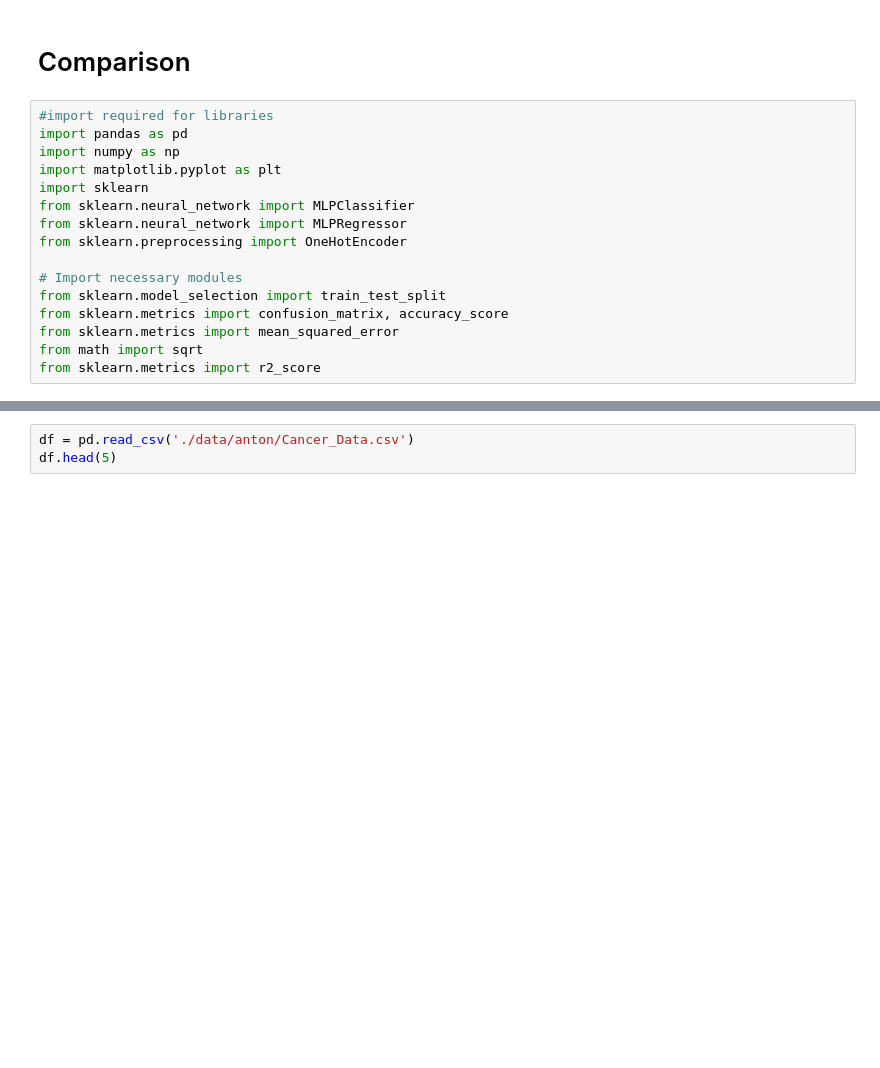
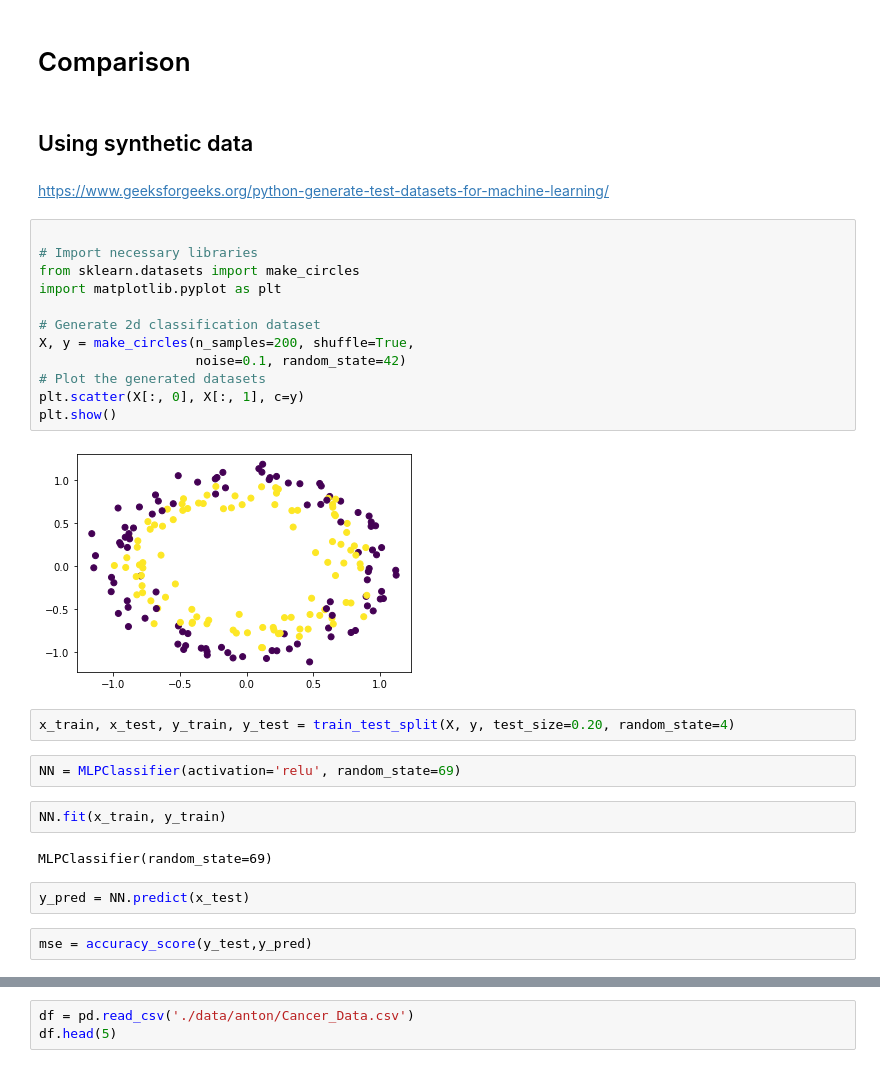
Before and after one commit to lucavella/SFML-project, a Jupyter notebook: anton_project.ipynb, the cells around one changed output, grey strips where cells are left out. Drawn from its saved outputs; the diff is of its cells as text; blank space fills up the shorter version.

```diff
--- a/anton_project.ipynb
+++ b/anton_project.ipynb
@@ -147,19 +185,33 @@ plt.show()
 [figure]
 # %% [markdown]
 # Comparison
-# %%
-#import required for libraries
-import pandas as pd
-import numpy as np
-import matplotlib.pyplot as plt
-import sklearn
-from sklearn.neural_network import MLPClassifier
-from sklearn.neural_network import MLPRegressor
-from sklearn.preprocessing import OneHotEncoder
-
-# Import necessary modules
-from sklearn.model_selection import train_test_split
-from sklearn.metrics import confusion_matrix, accuracy_score
-from sklearn.metrics import mean_squared_error
-from math import sqrt
-from sklearn.metrics import r2_score
+# %% [markdown]
+## Using synthetic data
+# %% [markdown]
+https://www.geeksforgeeks.org/python-generate-test-datasets-for-machine-learning/
+# %%
+
+# Import necessary libraries
+from sklearn.datasets import make_circles
+import matplotlib.pyplot as plt
+
+# Generate 2d classification dataset
+X, y = make_circles(n_samples=200, shuffle=True,
+                    noise=0.1, random_state=42)
+# Plot the generated datasets
+plt.scatter(X[:, 0], X[:, 1], c=y)
+plt.show()
+# %% [output]
+[figure, added]
+# %%
+x_train, x_test, y_train, y_test = train_test_split(X, y, test_size=0.20, random_state=4)
+# %%
+NN = MLPClassifier(activation='relu', random_state=69)
+# %%
+NN.fit(x_train, y_train)
+# %% [output]
+MLPClassifier(random_state=69)
+# %%
+y_pred = NN.predict(x_test)
+# %%
+mse = accuracy_score(y_test,y_pred)
```
Also changed, not shown: parts of 9 cells of this notebook.
